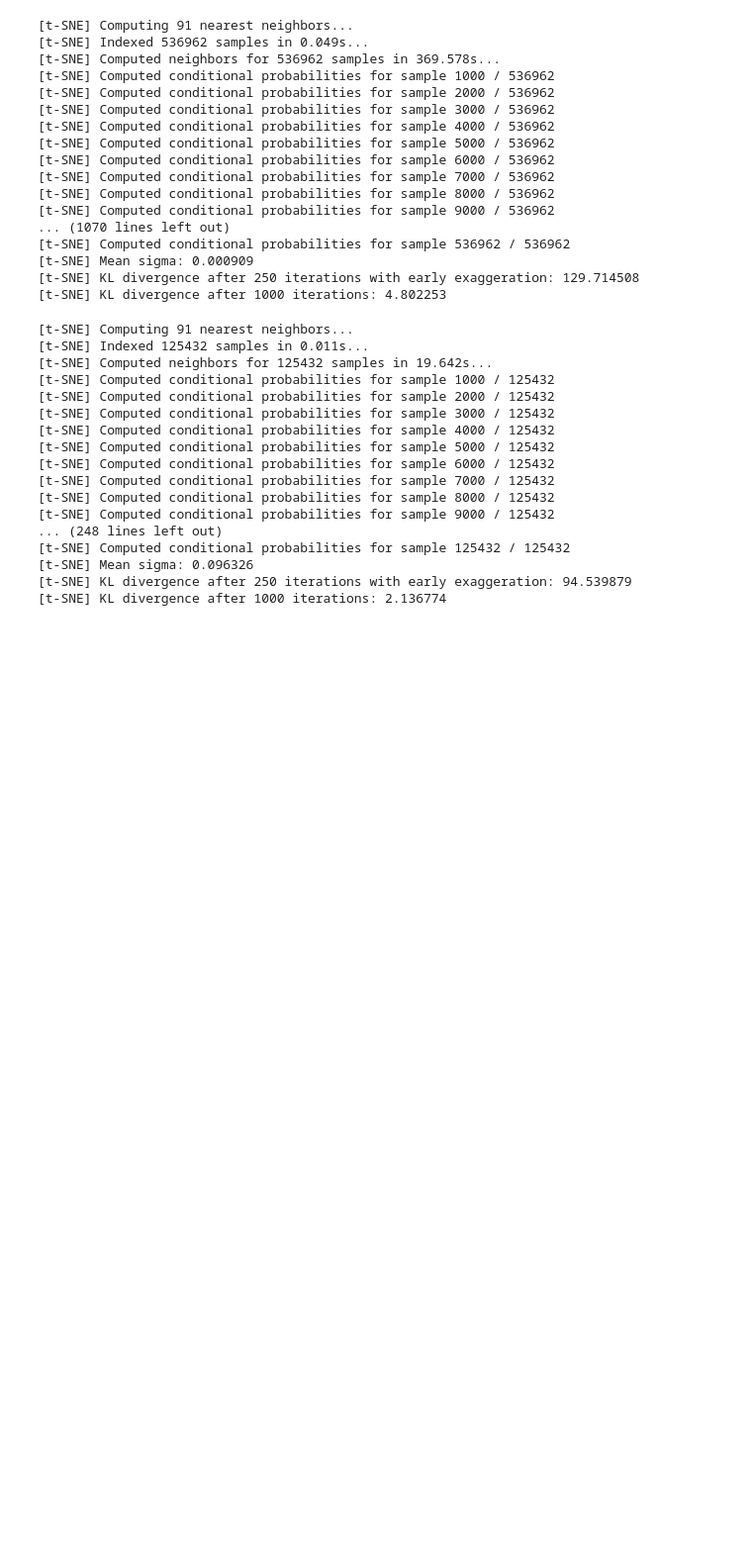
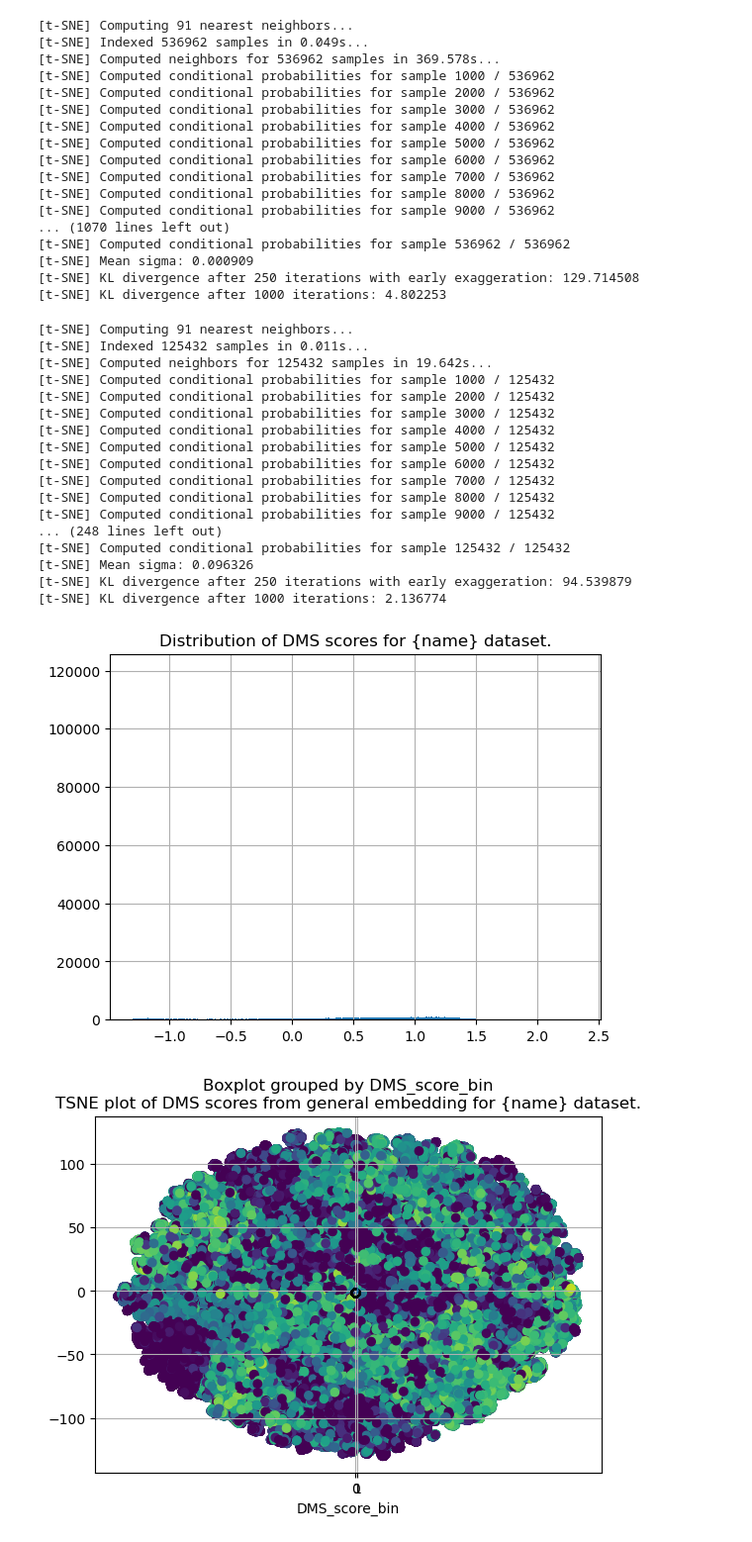
Before and after one commit to rahikot/MLBProject, a Jupyter notebook: MLBDataProcessing.ipynb, the cells around one changed output. Shown at 99% size. Drawn from its saved outputs; the diff is of its cells as text; code cells hidden in the pictures; blank space fills up the shorter version.

Commit message:
plots generated

```diff
--- a/MLBDataProcessing.ipynb
+++ b/MLBDataProcessing.ipynb
@@ -215,3 +215,32 @@ process_data("tsuboyama")
 [t-SNE] Mean sigma: 0.096326
 [t-SNE] KL divergence after 250 iterations with early exaggeration: 94.539879
 [t-SNE] KL divergence after 1000 iterations: 2.136774
+# %%
+def plot_histogram(name, df, bins=1000):
+    df.hist(column='DMS_score_normed', bins=bins)
+    plt.title("Distribution of DMS scores for {name} dataset.")
+    plt.savefig(f"{root}/plots/{name}_hist.png")
+def plot_boxplot(name, df):
+    df.boxplot(column = 'DMS_score_normed', by = 'DMS_score_bin')
+    plt.title("Boxplot of DMS scores for {name} dataset.")
+    plt.savefig(f"{root}/plots/{name}_box.png")
+def plot_tsne_model(name, df):
+    plt.scatter(df['x'], df['y'], c=df['DMS_score_normed'])
+    plt.title("TSNE plot of DMS scores from model for {name} dataset.")
+    plt.savefig(f"{root}/plots/{name}_tsne_model.png")
+def plot_tsne_old(name, df):
+    plt.scatter(df['x0'], df['y0'], c=df['DMS_score_normed'])
+    plt.title("TSNE plot of DMS scores from general embedding for {name} dataset.")
+    plt.savefig(f"{root}/plots/{name}_tsne_old.png")
+# %%
+def generate_plots(name: str, bins=1000):
+    df = pd.read_csv(f"{root}/data/processed_df/{name}.csv")
+    plot_histogram(name, df, bins)
+    plot_boxplot(name, df)
+    plot_tsne_model(name, df)
+    plot_tsne_old(name, df)
+# %%
+generate_plots("olson")
+# %% [output]
+[figure, added]
+[figure, added]
```
Also changed, not shown: parts of 1 cell of this notebook, 8 other files.
